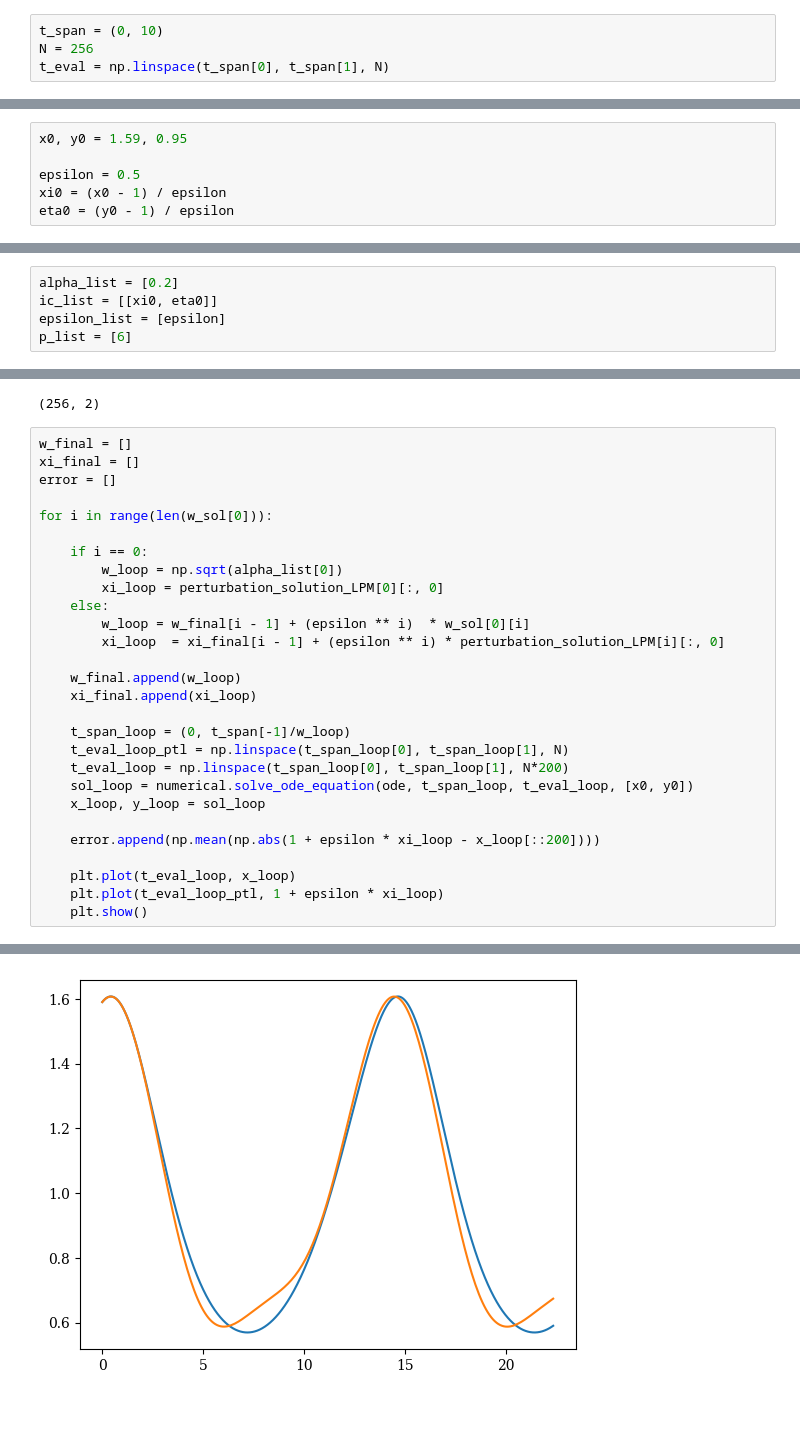
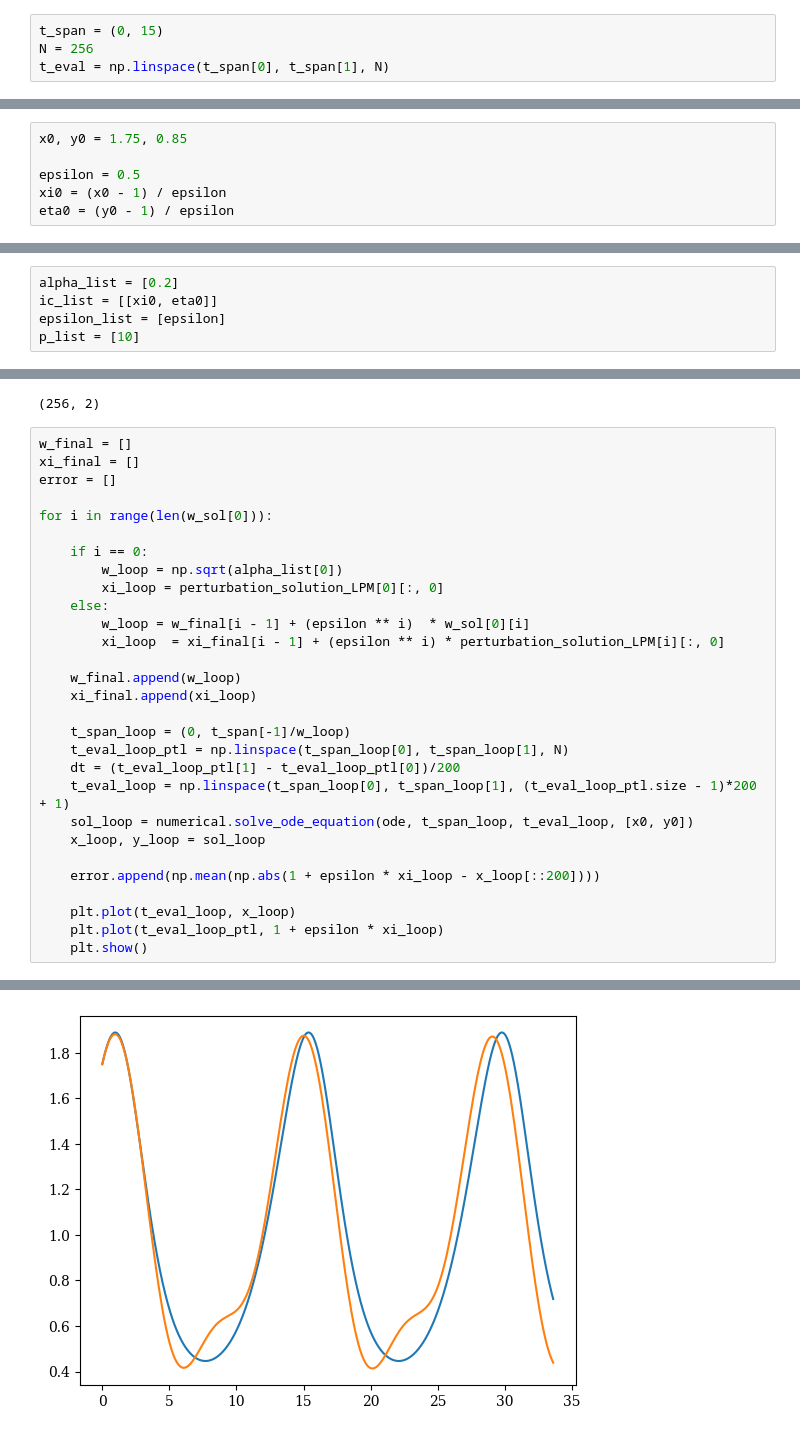
Before and after one commit to esemsc-dda24/PTL-PINNs, a Jupyter notebook: ptlpinns/results/LKV/lotka_volterra.ipynb, the cells around one changed output, grey strips where cells are left out. Drawn from its saved outputs; the diff is of its cells as text.

```diff
--- a/ptlpinns/results/LKV/lotka_volterra.ipynb
+++ b/ptlpinns/results/LKV/lotka_volterra.ipynb
@@ -20,7 +20,7 @@ undamped_model, training_log = model.load_model(undamped_path, undamped_name)
 # %% [markdown]
 ### Problem definition
 # %%
-t_span = (0, 10)
+t_span = (0, 15)
 N = 256
 t_eval = np.linspace(t_span[0], t_span[1], N)
 # %% [markdown]
@@ -30,7 +30,7 @@ H_dict = transfer.compute_H_dict(undamped_model, N=N, bias=True, t_span=t_span)
 # %% [markdown]
 ### Transfer parameters
 # %%
-x0, y0 = 1.59, 0.95
+x0, y0 = 1.75, 0.85
 
 epsilon = 0.5
 xi0 = (x0 - 1) / epsilon
@@ -43,7 +43,7 @@ xi0, eta0
 alpha_list = [0.2]
 ic_list = [[xi0, eta0]]
 epsilon_list = [epsilon]
-p_list = [6]
+p_list = [10]
 # %%
 xi0, eta0
 # %% [output]
@@ -234,7 +242,8 @@ for i in range(len(w_sol[0])):
 
     t_span_loop = (0, t_span[-1]/w_loop)
     t_eval_loop_ptl = np.linspace(t_span_loop[0], t_span_loop[1], N)
-    t_eval_loop = np.linspace(t_span_loop[0], t_span_loop[1], N*200)
+    dt = (t_eval_loop_ptl[1] - t_eval_loop_ptl[0])/200
+    t_eval_loop = np.linspace(t_span_loop[0], t_span_loop[1], (t_eval_loop_ptl.size - 1)*200 + 1)
     sol_loop = numerical.solve_ode_equation(ode, t_span_loop, t_eval_loop, [x0, y0])
     x_loop, y_loop = sol_loop
 
@@ -248 +257 @@ for i in range(len(w_sol[0])):
-[figure, old version]
+[figure, new version]
```
Also changed, not shown: parts of 11 cells of this notebook, 5 other files.
